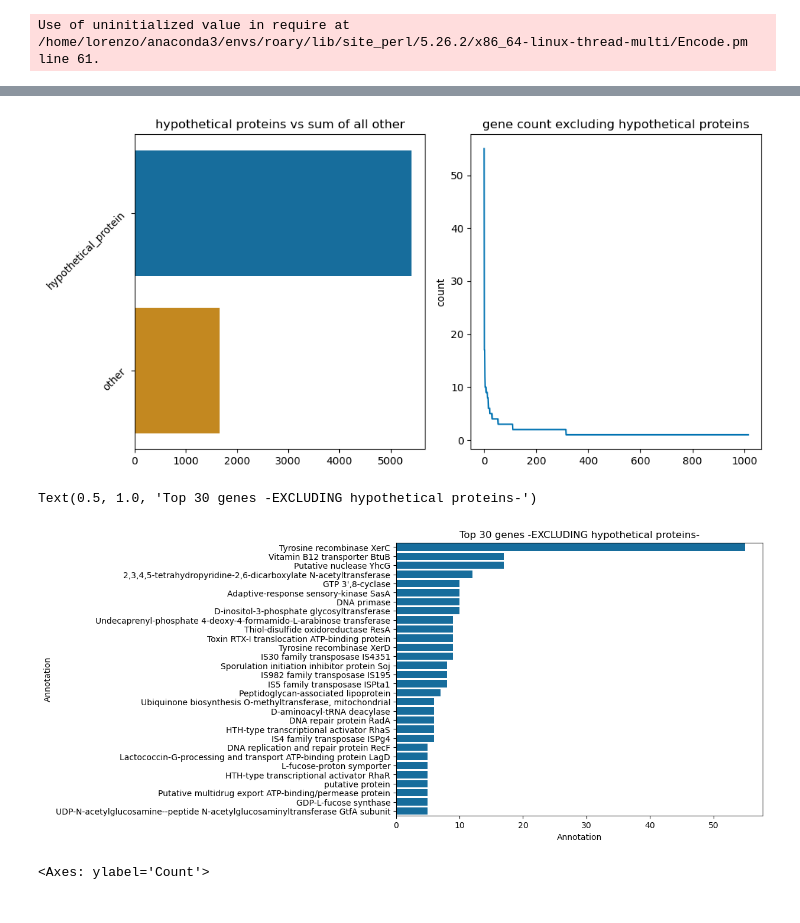
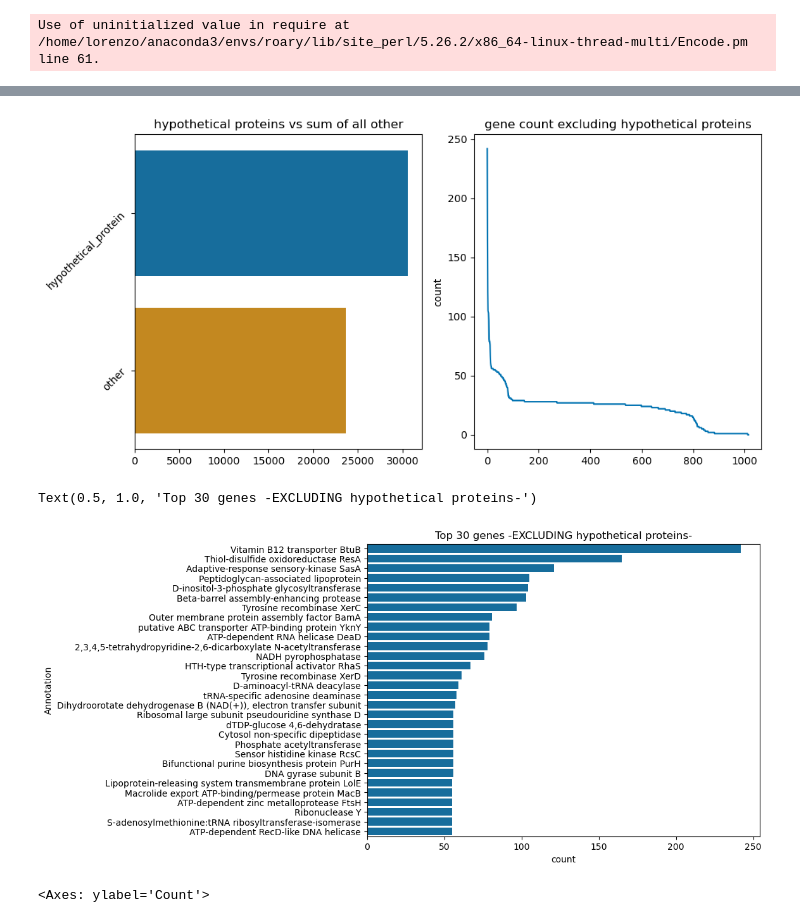
Before and after one commit to GentleHoney/Genomics_Project, a Jupyter notebook: proj_tmp.ipynb, the cells around one changed output, grey strips where cells are left out. Saved outputs shown, nothing was run; the diff lists cells and outputs as text; code cells hidden in the pictures.

Commit message:
corrected top gene plots

```diff
--- a/proj_tmp.ipynb
+++ b/proj_tmp.ipynb
@@ -441,6 +441,13 @@ roary_stats = pd.read_csv(project_dir+"/roary_output/gene_presence_absence.csv")
 
 roary_stats.set_index('Gene',inplace=True)
 roary_features = roary_stats.iloc[:,:13]
-roary_matrix=roary_stats.iloc[:,13:]
+roary_matrix=roary_stats.iloc[:,14:]
 roary_matrix.replace(np.nan,0,inplace=True)
 roary_matrix.replace({'.'},1,regex=True,inplace=True)
+
+roary_matrix_annotations = roary_matrix.copy()
+roary_matrix_annotations.insert(0,'Annotation',roary_features['Annotation'])
+roary_matrix_annotations.reset_index(inplace=True)
+# %%
+top_genes=roary_matrix_annotations.set_index('Annotation').sum(axis=1,numeric_only=True).groupby('Annotation').sum().sort_values(ascending=False).to_frame(name='count')
+top_genes
@@ -447,25 +469,25 @@ roary_matrix.replace({'.'},1,regex=True,inplace=True)
 # %%
-top_genes=roary_features.groupby('Annotation')['Annotation'].count().sort_values(ascending=False).to_frame()
+
 top_genes_excl_hyp=top_genes.iloc[1:]
 countlist = [top_genes.iloc[:1,0],top_genes_excl_hyp.sum()]
 fig,ax = plt.subplots(1,2,figsize=(10,5))
 sns.barplot(countlist,ax=ax[0],orient='h')
-sns.lineplot(top_genes_excl_hyp,x=list(range(top_genes_excl_hyp.shape[0])),y='Annotation',ax=ax[1])
+sns.lineplot(top_genes_excl_hyp,x=list(range(top_genes_excl_hyp.shape[0])),y='count',ax=ax[1])
 ax[0].set_title("hypothetical proteins vs sum of all other")
 ax[0].set_yticklabels(['hypothetical_protein', 'other'],rotation=45)
 ax[1].set_title("gene count excluding hypothetical proteins")
 ax[1].set_ylabel("count")
 plt.tight_layout()
 # %% [output]
-[figure, old version]
+[figure, new version]
 # %%
 
 fig,ax=plt.subplots(figsize=(8,6))
-sns.barplot(top_genes_excl_hyp.iloc[:30],y=top_genes_excl_hyp.iloc[:30].index,x='Annotation',orient='h',color=sns.color_palette('colorblind')[0],ax=ax)
+sns.barplot(top_genes_excl_hyp.iloc[:30],y=top_genes_excl_hyp.iloc[:30].index,x='count',orient='h',color=sns.color_palette('colorblind')[0],ax=ax)
 ax.set_title("Top 30 genes -EXCLUDING hypothetical proteins-")
 # %% [output]
 Text(0.5, 1.0, 'Top 30 genes -EXCLUDING hypothetical proteins-')
-[figure, old version]
+[figure, new version]
 # %%
 roary_sorted=roary_matrix.sum(axis=1).sort_values(ascending=False)
 sns.histplot(roary_sorted,element='step',color=sns.color_palette('colorblind')[0])
```
Also changed, not shown: parts of 1 cell of this notebook.
